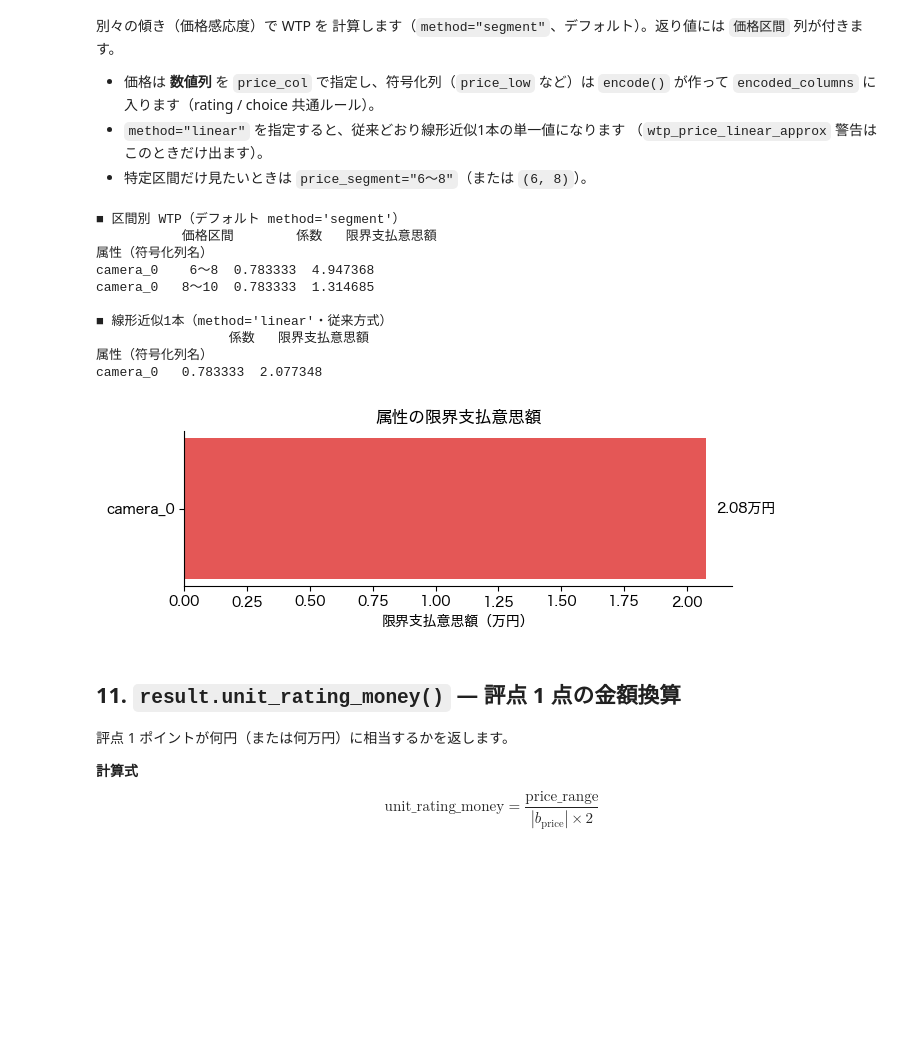
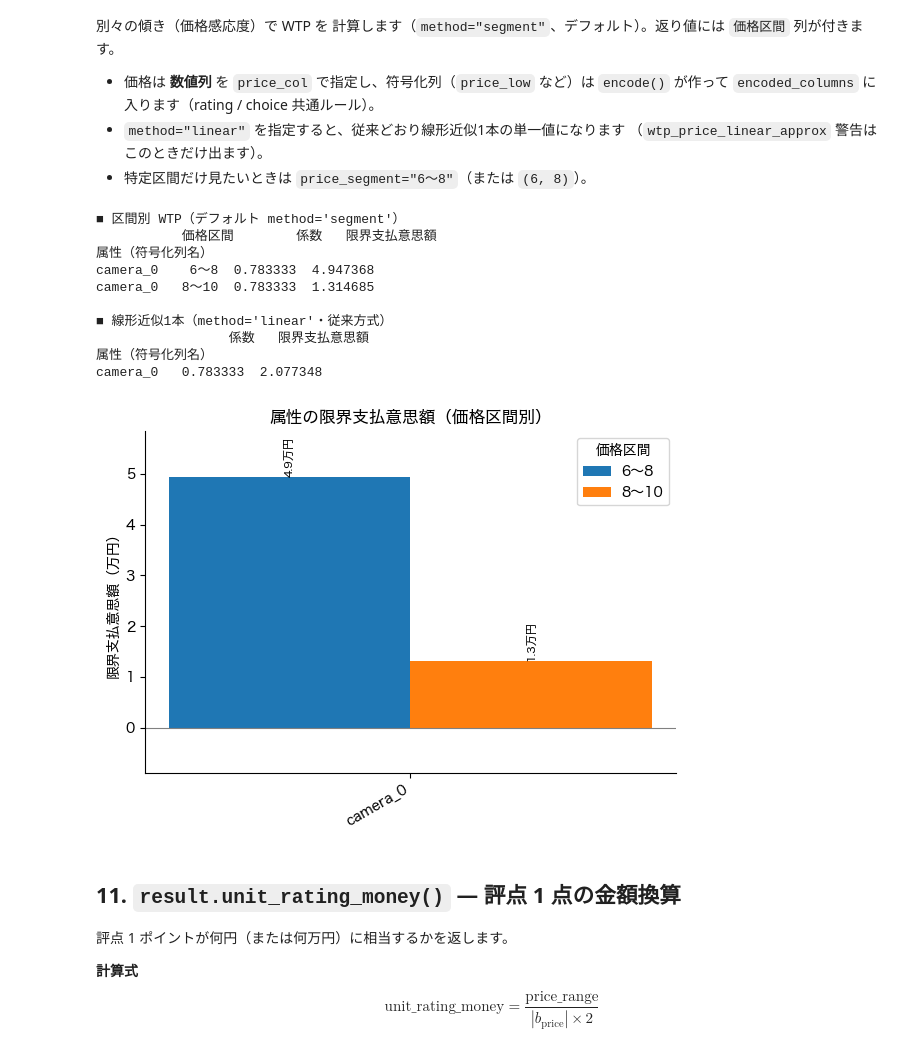
Before and after one commit to Py4Conjoint/py4conjoint, a Jupyter notebook: examples/overview.ipynb, the cells around one changed output. Saved outputs shown, nothing was run; the diff lists cells and outputs as text; code cells hidden in the pictures; blank space fills up the shorter version.

```diff
--- a/examples/overview.ipynb
+++ b/examples/overview.ipynb
@@ -69,8 +69,8 @@ for resp_id in range(1, 31):          # 30 人
         rating = max(1, min(7, rating))
         rows.append(
             {
-                "回答者ID": resp_id,
-                "プロファイルID": profile_id,
+                "respondent_id": resp_id,
+                "profile_id": profile_id,
                 "rating": rating,
                 "price": row["price"],
                 "os": row["os"],
@@ -79,7 +79,7 @@ for resp_id in range(1, 31):          # 30 人
         )
 df = pd.DataFrame(rows)
 
-print(f"行数: {len(df)} = {df['回答者ID'].nunique()} 人 × {len(cards)} プロファイル")
+print(f"行数: {len(df)} = {df['respondent_id'].nunique()} 人 × {len(cards)} プロファイル")
 df.head(8)
 # %% [output]
 行数: 120 = 30 人 × 4 プロファイル
@@ -528,8 +530,8 @@ for resp_id in range(1, 4):                 # 3 人のみ
     for profile_id, (_, row) in zip(cards.index, cards.iterrows()):
         rows_bad.append(
             {
-                "回答者ID": resp_id,
-                "プロファイルID": profile_id,
+                "respondent_id": resp_id,
+                "profile_id": profile_id,
                 "rating":  int(rng_bad.integers(1, 8)),  # ランダム評点
                 "price":   row["price"],
                 "os":      row["os"],
@@ -697,35 +699,35 @@ for r in range(1, 31):
         for cam in ["標準", "高性能"]:
             u = 4.0 + {6: 1.5, 8: 1.0, 10: -1.5}[price]   # 8→10 で急に下がる
             u += 0.8 if cam == "高性能" else -0.8
             u += rng3.normal(0, 0.3)
-            rows3.append({"回答者ID": r, "rating": int(np.clip(round(u), 1, 7)),
+            rows3.append({"respondent_id": r, "rating": int(np.clip(round(u), 1, 7)),
                           "price": price, "camera": cam})
 df3 = pd.DataFrame(rows3)
 
 coded3 = pcr.encode(df3, reference_levels={"price": 10, "camera": "標準"},
                     suffix_map={"price": ["low", "mid"]})
 res3 = pcr.fit(coded3, price_col="price")    # price_col には「数値列名」を渡す
 
 print("■ 区間別 WTP（デフォルト method='segment'）")
 print(res3.wtp())
 print("\n■ 線形近似1本（method='linear'・従来方式）")
 print(res3.wtp(method="linear"))
 
 # 区間別 WTP をグループ化棒グラフで可視化
 # （横軸=属性、価格区間ごとに色分け。棒の高さは上の表と必ず一致する）
 ax = res3.plot_wtp(price_unit="万円")
 # %% [output]
 ■ 区間別 WTP（デフォルト method='segment'）
            価格区間        係数   限界支払意思額
 属性（符号化列名）
 camera_0    6〜8  0.783333  4.947368
 camera_0   8〜10  0.783333  1.314685
 
 ■ 線形近似1本（method='linear'・従来方式）
                  係数   限界支払意思額
 属性（符号化列名）
 camera_0   0.783333  2.077348
-[figure, old version]
+[figure, new version]
 # %% [markdown]
 ## 11. `result.unit_rating_money()` — 評点 1 点の金額換算
 
```
Also changed, not shown: parts of 11 cells of this notebook, 9 other files.
